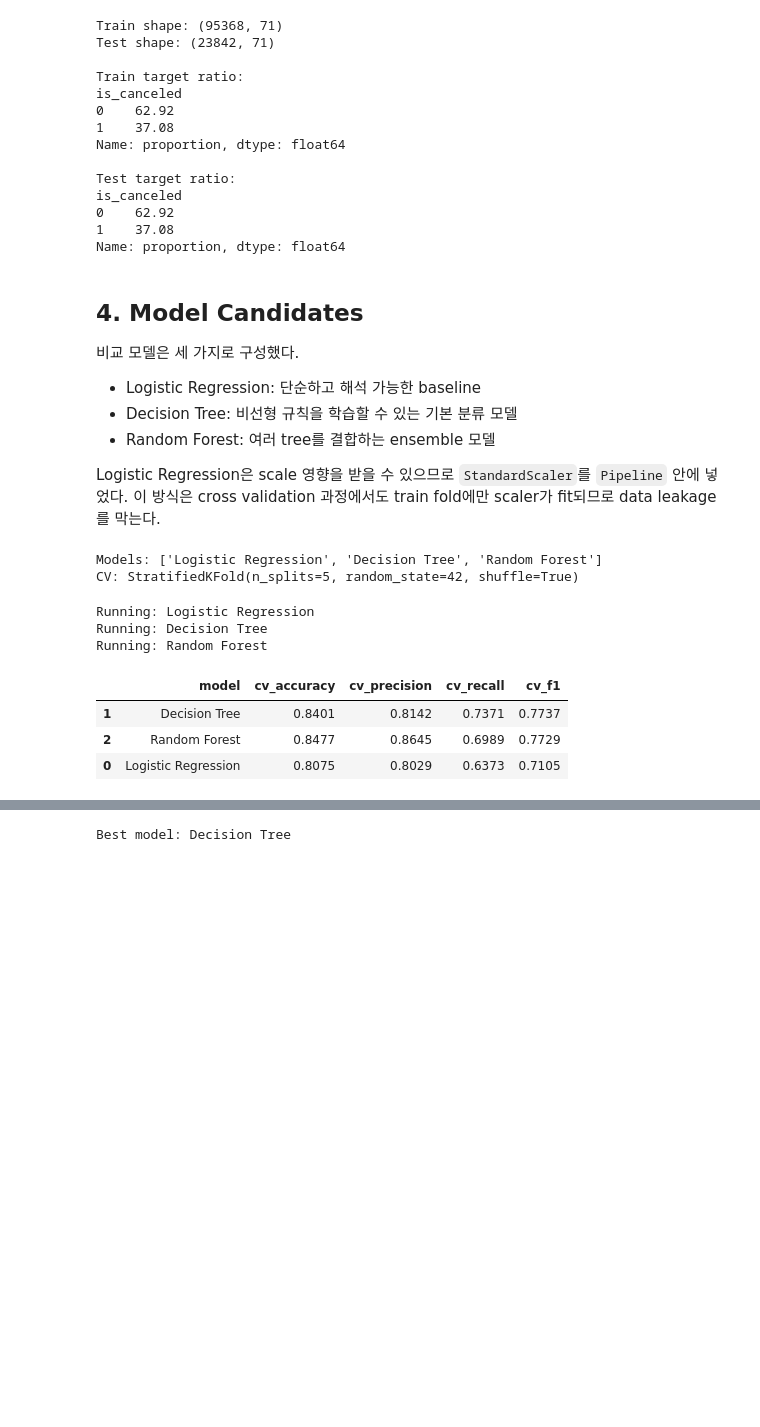
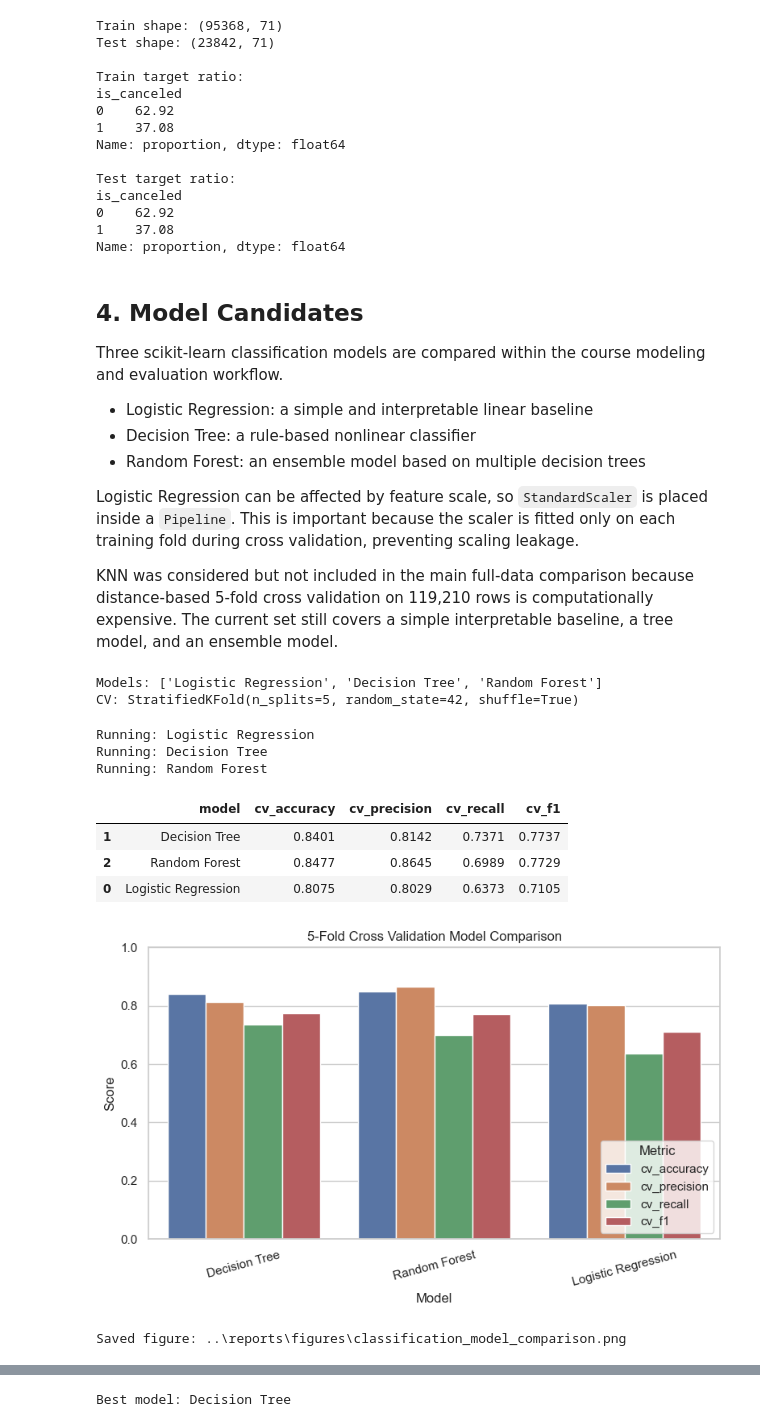
Before and after one commit to Honggyu-Chun/DS_TermP_Team1, a Jupyter notebook: notebooks/03_classification_modeling.ipynb, the cells around one changed output, grey strips where cells are left out. Drawn from its saved outputs; the diff is of its cells as text; code cells hidden in the pictures; blank space fills up the shorter version.

Commit message:
model: polish classification deliverables

```diff
--- a/notebooks/03_classification_modeling.ipynb
+++ b/notebooks/03_classification_modeling.ipynb
@@ -138,11 +146,13 @@ Name: proportion, dtype: float64
 # %% [markdown]
 ## 4. Model Candidates
 
-비교 모델은 세 가지로 구성했다.
+Three scikit-learn classification models are compared within the course modeling and evaluation workflow.
 
-- Logistic Regression: 단순하고 해석 가능한 baseline
-- Decision Tree: 비선형 규칙을 학습할 수 있는 기본 분류 모델
-- Random Forest: 여러 tree를 결합하는 ensemble 모델
+- Logistic Regression: a simple and interpretable linear baseline
+- Decision Tree: a rule-based nonlinear classifier
+- Random Forest: an ensemble model based on multiple decision trees
 
-Logistic Regression은 scale 영향을 받을 수 있으므로 `StandardScaler`를 `Pipeline` 안에 넣었다. 이 방식은 cross validation 과정에서도 train fold에만 scaler가 fit되므로 data leakage를 막는다.
+Logistic Regression can be affected by feature scale, so `StandardScaler` is placed inside a `Pipeline`. This is important because the scaler is fitted only on each training fold during cross validation, preventing scaling leakage.
+
+KNN was considered but not included in the main full-data comparison because distance-based 5-fold cross validation on 119,210 rows is computationally expensive. The current set still covers a simple interpretable baseline, a tree model, and an ensemble model.
 # %%
@@ -174,33 +184,50 @@ CV: StratifiedKFold(n_splits=5, random_state=42, shuffle=True)
 cv_rows = []
 
 for name, model in models.items():
     print('Running:', name)
     score = cross_validate(
         model,
         X_train,
         y_train,
         cv=cv,
         scoring=scoring,
         return_train_score=False
     )
     cv_rows.append({
         'model': name,
         'cv_accuracy': score['test_accuracy'].mean(),
         'cv_precision': score['test_precision'].mean(),
         'cv_recall': score['test_recall'].mean(),
         'cv_f1': score['test_f1'].mean()
     })
 
 cv_result = pd.DataFrame(cv_rows).sort_values('cv_f1', ascending=False)
 display(cv_result.round(4))
+
+fig, ax = plt.subplots(figsize=(8, 5))
+plot_df = cv_result.melt(id_vars='model', value_vars=['cv_accuracy', 'cv_precision', 'cv_recall', 'cv_f1'])
+sns.barplot(data=plot_df, x='model', y='value', hue='variable', ax=ax)
+ax.set_ylim(0, 1)
+ax.set_title('5-Fold Cross Validation Model Comparison')
+ax.set_xlabel('Model')
+ax.set_ylabel('Score')
+ax.legend(title='Metric', loc='lower right')
+plt.xticks(rotation=15)
+plt.tight_layout()
+comparison_path = FIGURE_DIR / 'classification_model_comparison.png'
+plt.savefig(comparison_path, dpi=300, bbox_inches='tight')
+plt.show()
+print('Saved figure:', comparison_path)
 # %% [output]
 Running: Logistic Regression
 Running: Decision Tree
 Running: Random Forest
 |  | model | cv_accuracy | cv_precision | cv_recall | cv_f1 |
 | 1 | Decision Tree | 0.8401 | 0.8142 | 0.7371 | 0.7737 |
 | 2 | Random Forest | 0.8477 | 0.8645 | 0.6989 | 0.7729 |
 | 0 | Logistic Regression | 0.8075 | 0.8029 | 0.6373 | 0.7105 |
+[figure, added]
+Saved figure: ..\reports\figures\classification_model_comparison.png
 # %% [markdown]
 ## 5. Final Test Evaluation
 
```
Also changed, not shown: parts of 12 cells of this notebook, 6 other files.
